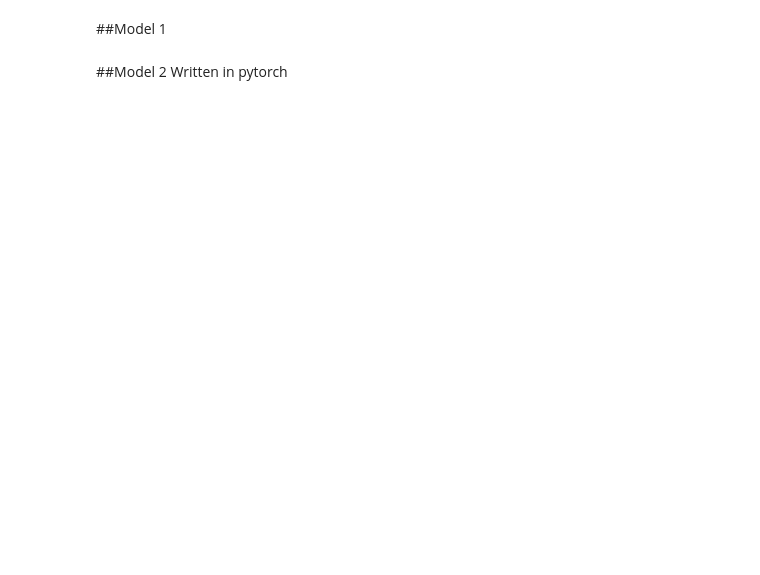
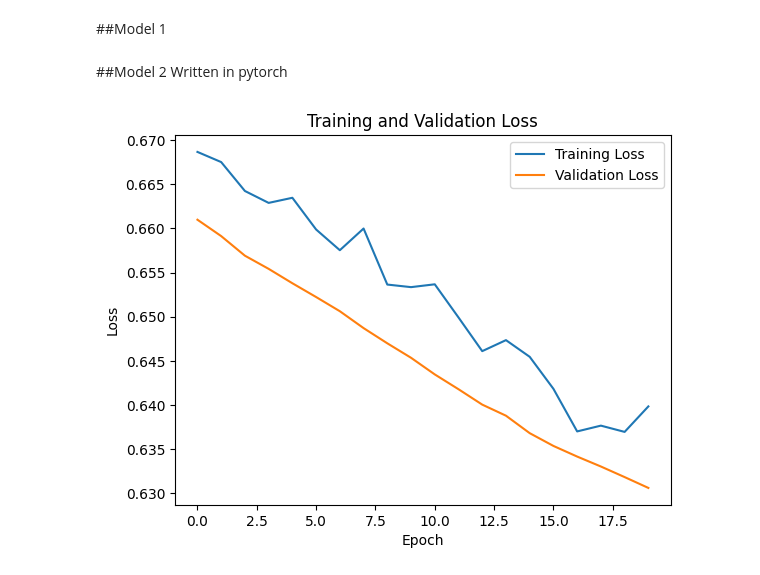
Before and after one commit to Wvidit/24035066-CSOC-IG, a Jupyter notebook: Vanilla-Neural-Network/model.ipynb, the cells around one changed output. Drawn from its saved outputs; the diff is of its cells as text; code cells hidden in the pictures; blank space fills up the shorter version.

```diff
--- a/Vanilla-Neural-Network/model.ipynb
+++ b/Vanilla-Neural-Network/model.ipynb
@@ -221,35 +219,49 @@ import torch.nn as nn
 class ffnn(nn.Module):
   def __init__(self):
     super (ffnn, self).__init__()
-    self.layer1 = nn.Linear(11, 2)
+    self.layer1 = nn.Linear(11, 8)
+    self.layer2 = nn.Linear(8, 4)
+    self.layer3 = nn.Linear(4, 2)
 
+    self.cost_matrix = torch.tensor([[0, 2], [1, 0]])
     self.RELU = nn.ReLU()
+    self.dropout1 = nn.Dropout(p=0.3)
+    self.dropout2 = nn.Dropout(p=0.2)
 
   def forward(self, x):
     x = self.layer1(x)
     x = self.RELU(x)
+    # x = self.dropout1(x)
+    x = self.layer2(x)
+    x = self.RELU(x)
+    # x = self.dropout1(x)
+    x = self.layer3(x)
 
     return x
 # %%
 from torch.utils.data import DataLoader, TensorDataset
 import torch.optim as optim
 from sklearn.model_selection import train_test_split
-assert torch.cuda.is_available()
+from IPython.display import clear_output
 
-device = torch.device("cuda")
+device = torch.device("cuda") if torch.cuda.is_available() else torch.device('cpu')
 
 model = ffnn()
 model = model.to(device)
 
-class_weights = torch.tensor([.2, .8])
+class_weights = torch.tensor([total/negatives, (total)/positives])
+class_weights = class_weights / class_weights.sum()
 loss = nn.CrossEntropyLoss(weight=class_weights).to(device)
+
+def moving_average(data, window_size=5):
+    return np.convolve(data, np.ones(window_size)/window_size, mode='valid')
 
 
 def train(model, loss_function, dataset, dataset_cv, epochs):
    loss_history = []
    loss_history_cv = []
    model.train()
-   optimizer = optim.Adam(model.parameters(), 1e-4)
+   optimizer = optim.Adam(model.parameters(), 0.001)
 
    for epoch in range(epochs):
     total_loss = 0
@@ -267,8 +279,8 @@ def train(model, loss_function, dataset, dataset_cv, epochs):
       logits_cv = model(x_cv)
       loss = loss_function(logits, y)
       loss_cv = loss_function(logits_cv, y_cv)
-      total_loss += loss.item() #forgot to scale'em up
-      total_loss_cv += loss_cv.item()
+      total_loss += loss.item()*x.shape[0]#forgot to scale'em up
+      total_loss_cv += loss_cv.item()*x_cv.shape[0]
 
       optimizer.zero_grad()
       loss.backward()
@@ -283,5 +295,21 @@ def train(model, loss_function, dataset, dataset_cv, epochs):
     loss_history.append(epoch_loss)
     loss_history_cv.append(epoch_loss_cv)
     epoch_acc = correct_prediction / total_prediction
-    print(f"Epoch: {epoch+1}, Loss: {epoch_loss}")
+    clear_output(wait=True)
+    # if len(loss_history) >= 5:
+    #     plt.plot(moving_average(loss_history), label='Training Loss (smoothed)')
+    #     plt.plot(moving_average(loss_history_cv), label='Validation Loss (smoothed)')
+    # else:
+    plt.plot(loss_history, label='Training Loss')
+    plt.plot(loss_history_cv, label='Validation Loss')
+    plt.xlabel('Epoch')
+    plt.ylabel('Loss')
+    plt.title('Training and Validation Loss')
+    plt.legend()
+    plt.show()
    return loss_history, loss_history_cv
+# %%
+loss_his, loss_his_cv= train(model, loss, dataset, dataset_cv, 20)
+n += 1
+# %% [output]
+[figure, added]
```
Also changed, not shown: parts of 11 cells of this notebook.
